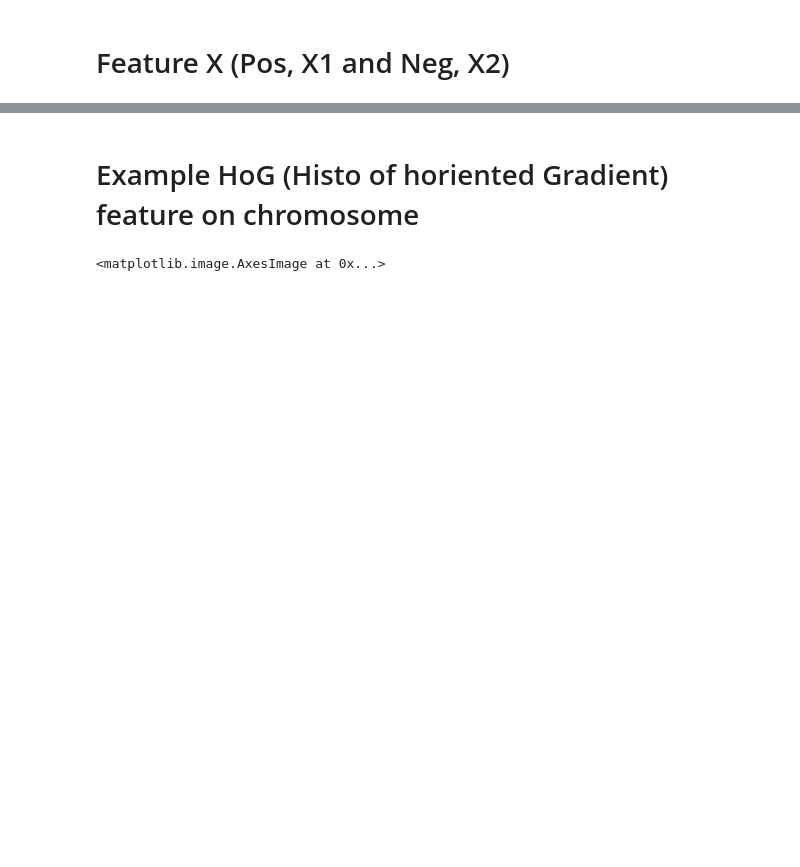
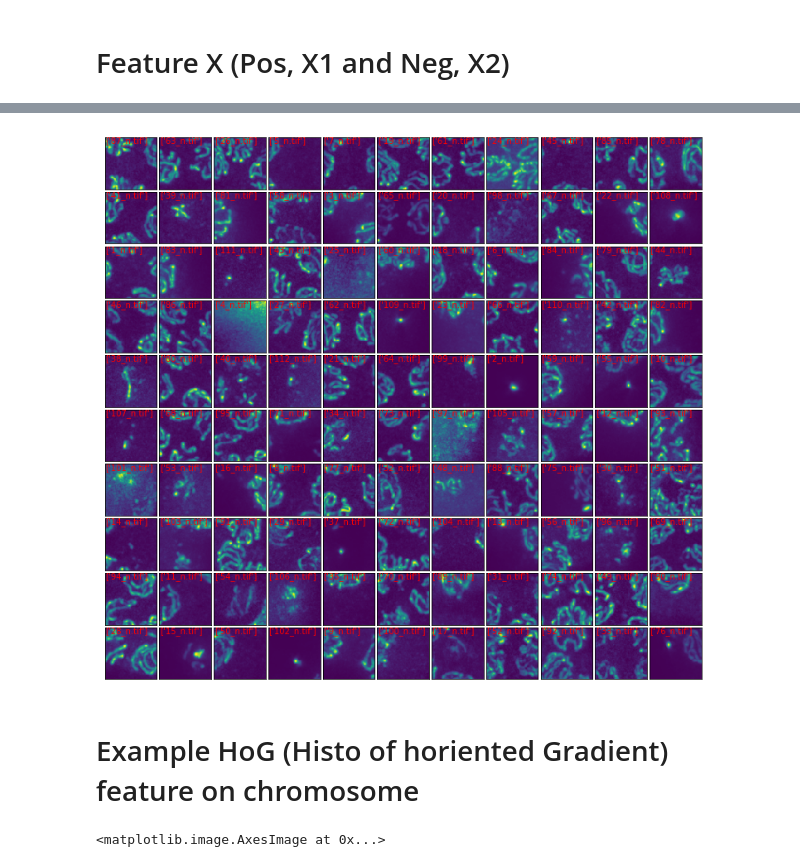
Before and after one commit to bioimage-analysis/Chloe_Chromosome_detection, a Jupyter notebook: notebook/Training_classifier_Chloe.ipynb, the cells around one changed output, grey strips where cells are left out. Cells and saved outputs as stored; diff of their text form; code cells hidden in the pictures; blank space fills up the shorter version.

```diff
--- a/notebook/Training_classifier_Chloe.ipynb
+++ b/notebook/Training_classifier_Chloe.ipynb
@@ -80,3 +41,7 @@ X = np.vstack((X1,X2))
+# %%
+visualization.plot_mosaic(X2, titles_neg)
+# %% [output]
+[figure, added]
 # %% [markdown]
 # Example HoG (Histo of horiented Gradient)  feature on chromosome
 # %%
```
Also changed, not shown: parts of 42 cells of this notebook.
